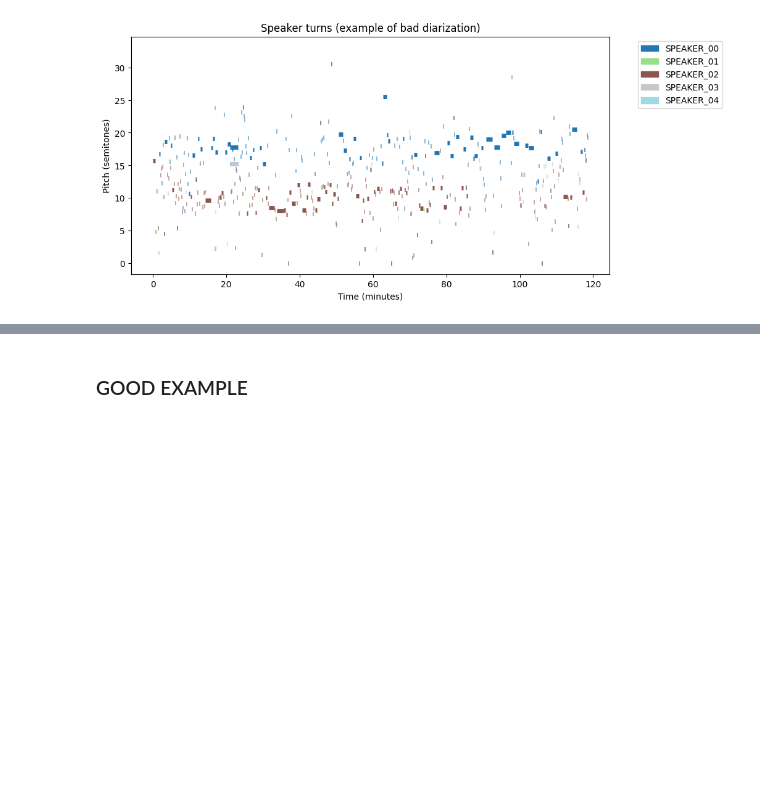
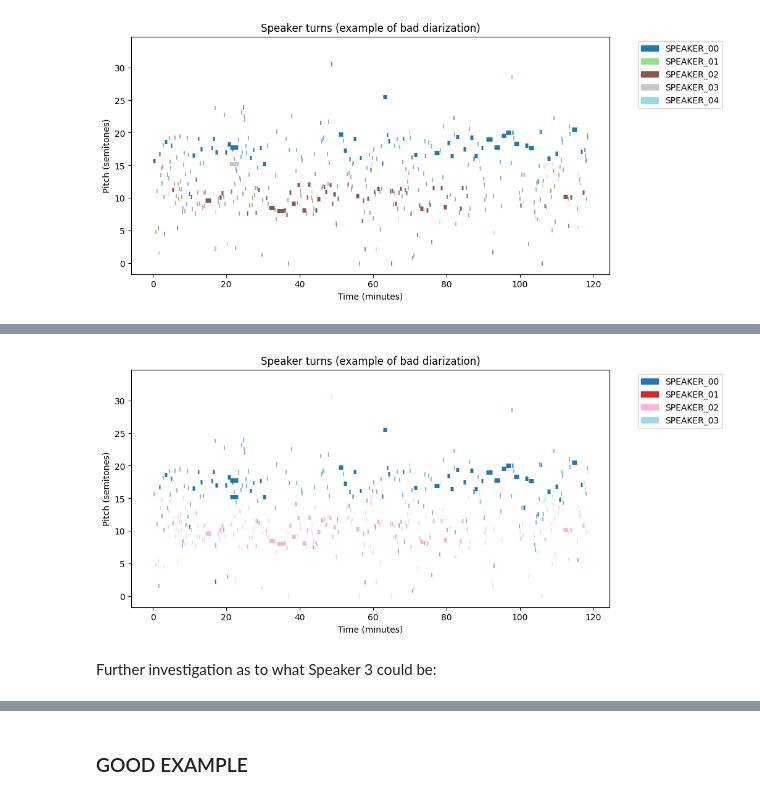
Before and after one commit to todomoldovan/thesis, a Jupyter notebook: server/examine_episode.ipynb, the cells around one changed output, grey strips where cells are left out. Cells and saved outputs as stored; diff of their text form; code cells hidden in the pictures; blank space fills up the shorter version.

Commit message:
test episode datasets for improving speaker turns method

```diff
--- a/server/examine_episode.ipynb
+++ b/server/examine_episode.ipynb
@@ -125,0 +213,19 @@ plt.show()
+# %%
+# Function to fix speaker turns
+def fix_speaker_turns(speakers):
+    speaker_list = speakers.split(", ")  # Split by comma and space
+    # Check if any of the speakers are in the mainEpSpeakers
+    main_speakers_in_turn = [speaker for speaker in speaker_list if speaker in mainEpSpeakers]
+
+    if len(main_speakers_in_turn) == 0:
+        # If no mainEpSpeakers in the turn, leave the turn as it is
+        return speakers
+    elif len(main_speakers_in_turn) == 1:
+        # If only one mainEpSpeaker is present, return that one
+        return main_speakers_in_turn[0]
+    else:
+        # If more than one mainEpSpeaker is present, return the first one
+        return main_speakers_in_turn[0]
+
+# Apply the function to the speaker column
+df['speaker'] = df['speaker'].apply(fix_speaker_turns)
@@ -125,0 +302,43 @@ plt.show()
+# %%
+import matplotlib.pyplot as plt
+import matplotlib.patches as mpatches
+import matplotlib.cm as cm
+
+# Convert time from seconds to minutes
+df["startTime"] /= 60
+df["endTime"] /= 60
+
+# Extract and sort unique speakers
+unique_speakers = sorted(set(s for s_list in df["speaker"].str.split(", ") for s in s_list))
+
+# Dynamically assign colors
+cmap = cm.get_cmap("tab20", len(unique_speakers))
+color_map = {speaker: cmap(i) for i, speaker in enumerate(unique_speakers)}
+
+# Create plot
+fig, ax = plt.subplots(figsize=(10, 5))
+
+# Plot each row with correct colors
+for _, row in df.iterrows():
+    speakers = row["speaker"].split(", ")
+    for speaker in speakers:
+        ax.hlines(
+            y=row["F0semitoneFrom27_5Hz_sma3nzMean"],
+            xmin=row["startTime"],
+            xmax=row["endTime"],
+            colors=color_map[speaker],
+            linewidth=5
+        )
+
+# Create the legend with alphabetical order
+handles = [mpatches.Patch(color=color_map[s], label=s) for s in unique_speakers]
+ax.legend(handles=handles, bbox_to_anchor=(1.05, 1), loc='upper left')
+ax.set_xlabel("Time (minutes)")
+ax.set_ylabel("Pitch (semitones)")
+ax.set_title("Speaker turns (example of bad diarization)")
+
+plt.show()
+# %% [output]
+[figure, added]
+# %% [markdown]
+Further investigation as to what Speaker 3 could be:
```
Also changed, not shown: parts of 48 cells of this notebook, 2 other files.
